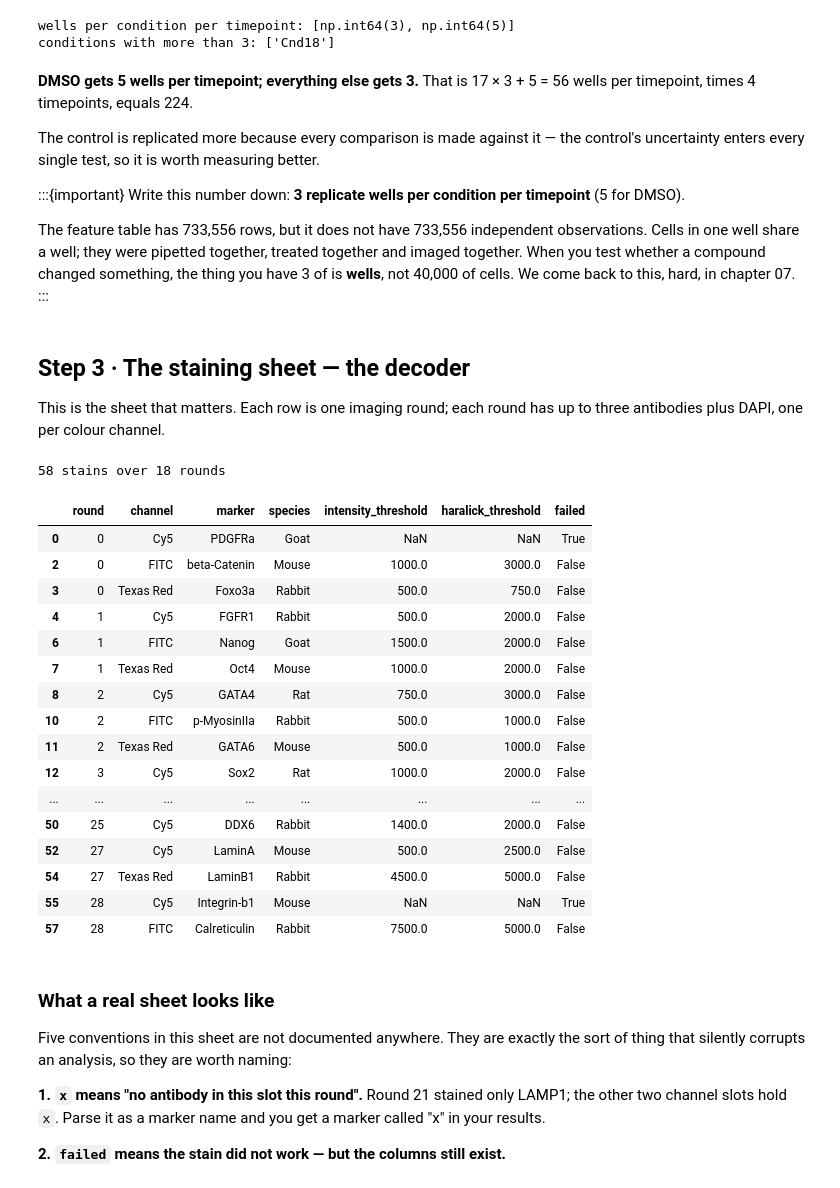
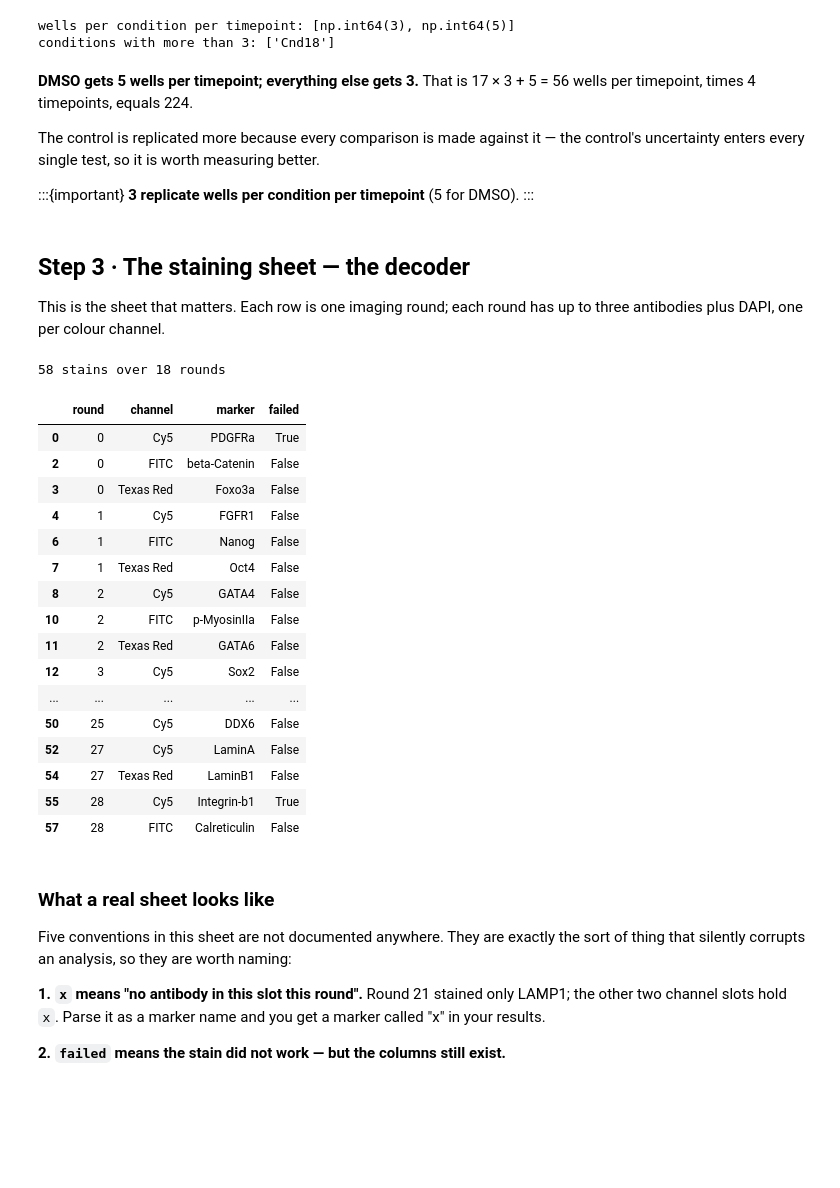
Before and after one commit to LiberaliLab/Multicellular-Systems-2026, a Jupyter notebook: book/part3_analysis/1_preparation/00_what_you_are_given.ipynb, the cells around one changed output. Drawn from its saved outputs; the diff is of its cells as text; code cells hidden in the pictures; blank space fills up the shorter version.

```diff
--- a/book/part3_analysis/1_preparation/00_what_you_are_given.ipynb
+++ b/book/part3_analysis/1_preparation/00_what_you_are_given.ipynb
@@ -205,13 +204,7 @@ The control is replicated more because every comparison is made against it — t
 control's uncertainty enters every single test, so it is worth measuring better.
 
 :::{important}
-Write this number down: **3 replicate wells per condition per timepoint** (5 for DMSO).
-
-The feature table has 733,556 rows, but it does not have 733,556 independent
-observations. Cells in one well share a well; they were pipetted together, treated
-together and imaged together. When you test whether a compound changed something, the
-thing you have 3 of is **wells**, not 40,000 of cells. We come back to this, hard, in
-chapter 07.
+**3 replicate wells per condition per timepoint** (5 for DMSO).
 :::
 # %% [markdown]
 ## Step 3 · The staining sheet — the decoder
@@ -221,28 +214,28 @@ three antibodies plus DAPI, one per colour channel.
 # %%
 stainings = layout.read_stainings(XLSX)
 print(f"{len(stainings)} stains over {stainings['round'].nunique()} rounds")
 stainings[stainings.marker != "DAPI"][
-    ["round", "channel", "marker", "species", "intensity_threshold", "haralick_threshold", "failed"]
+    ["round", "channel", "marker", "failed"]
 ]
 # %% [output]
 58 stains over 18 rounds
-|  | round | channel | marker | species | intensity_threshold | haralick_threshold | failed |
-| 0 | 0 | Cy5 | PDGFRa | Goat | NaN | NaN | True |
-| 2 | 0 | FITC | beta-Catenin | Mouse | 1000.0 | 3000.0 | False |
-| 3 | 0 | Texas Red | Foxo3a | Rabbit | 500.0 | 750.0 | False |
-| 4 | 1 | Cy5 | FGFR1 | Rabbit | 500.0 | 2000.0 | False |
-| 6 | 1 | FITC | Nanog | Goat | 1500.0 | 2000.0 | False |
-| 7 | 1 | Texas Red | Oct4 | Mouse | 1000.0 | 2000.0 | False |
-| 8 | 2 | Cy5 | GATA4 | Rat | 750.0 | 3000.0 | False |
-| 10 | 2 | FITC | p-MyosinIIa | Rabbit | 500.0 | 1000.0 | False |
-| 11 | 2 | Texas Red | GATA6 | Mouse | 500.0 | 1000.0 | False |
-| 12 | 3 | Cy5 | Sox2 | Rat | 1000.0 | 2000.0 | False |
-| ... | ... | ... | ... | ... | ... | ... | ... |
-| 50 | 25 | Cy5 | DDX6 | Rabbit | 1400.0 | 2000.0 | False |
-| 52 | 27 | Cy5 | LaminA | Mouse | 500.0 | 2500.0 | False |
-| 54 | 27 | Texas Red | LaminB1 | Rabbit | 4500.0 | 5000.0 | False |
-| 55 | 28 | Cy5 | Integrin-b1 | Mouse | NaN | NaN | True |
-| 57 | 28 | FITC | Calreticulin | Rabbit | 7500.0 | 5000.0 | False |
+|  | round | channel | marker | failed |
+| 0 | 0 | Cy5 | PDGFRa | True |
+| 2 | 0 | FITC | beta-Catenin | False |
+| 3 | 0 | Texas Red | Foxo3a | False |
+| 4 | 1 | Cy5 | FGFR1 | False |
+| 6 | 1 | FITC | Nanog | False |
+| 7 | 1 | Texas Red | Oct4 | False |
+| 8 | 2 | Cy5 | GATA4 | False |
+| 10 | 2 | FITC | p-MyosinIIa | False |
+| 11 | 2 | Texas Red | GATA6 | False |
+| 12 | 3 | Cy5 | Sox2 | False |
+| ... | ... | ... | ... | ... |
+| 50 | 25 | Cy5 | DDX6 | False |
+| 52 | 27 | Cy5 | LaminA | False |
+| 54 | 27 | Texas Red | LaminB1 | False |
+| 55 | 28 | Cy5 | Integrin-b1 | True |
+| 57 | 28 | FITC | Calreticulin | False |
 # %% [markdown]
 ### What a real sheet looks like
 
```
Also changed, not shown: parts of 16 cells of this notebook.
